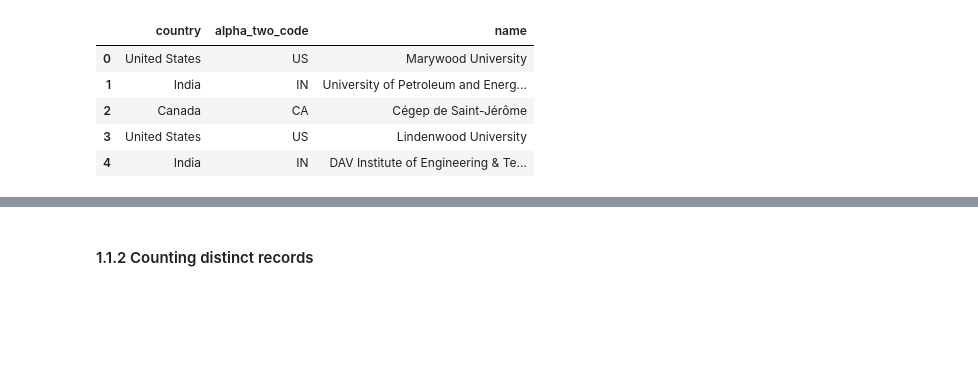
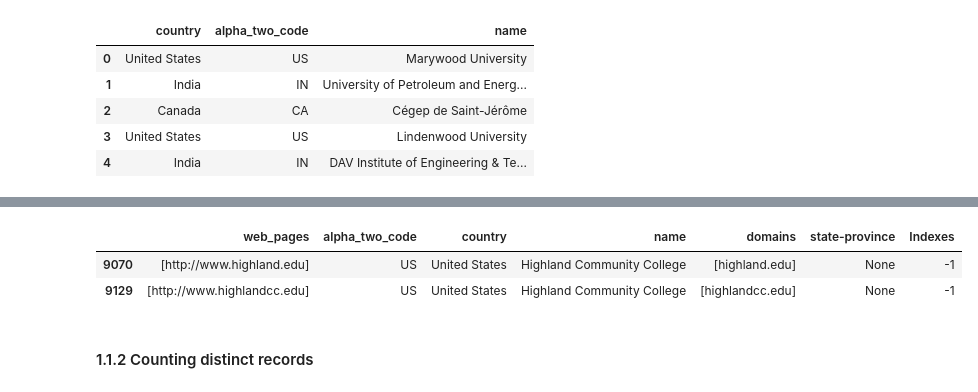
Before and after one commit to ebenezer2015/Data-Analytics-in-Pandas, a Jupyter notebook: SQL_Tasks_in_Python.ipynb, the cells around one changed output, grey strips where cells are left out. Drawn from its saved outputs; the diff is of its cells as text; code cells hidden in the pictures; blank space fills up the shorter version.

```diff
--- a/SQL_Tasks_in_Python.ipynb
+++ b/SQL_Tasks_in_Python.ipynb
@@ -179,3 +187,9 @@ df_3[['country','alpha_two_code','name']].drop_duplicates().head()
+# %%
+df_3[(df_3['country']=='United States') & (df_3['name']=='Highland Community College') ]
+# %% [output]
+|  | web_pages | alpha_two_code | country | name | domains | state-province | Indexes |
+| 9070 | [http://www.highland.edu] | US | United States | Highland Community College | [highland.edu] | None | -1 |
+| 9129 | [http://www.highlandcc.edu] | US | United States | Highland Community College | [highlandcc.edu] | None | -1 |
 # %% [markdown]
 #### 1.1.2 Counting distinct records
 # %%
```
Also changed, not shown: parts of 5 cells of this notebook.
